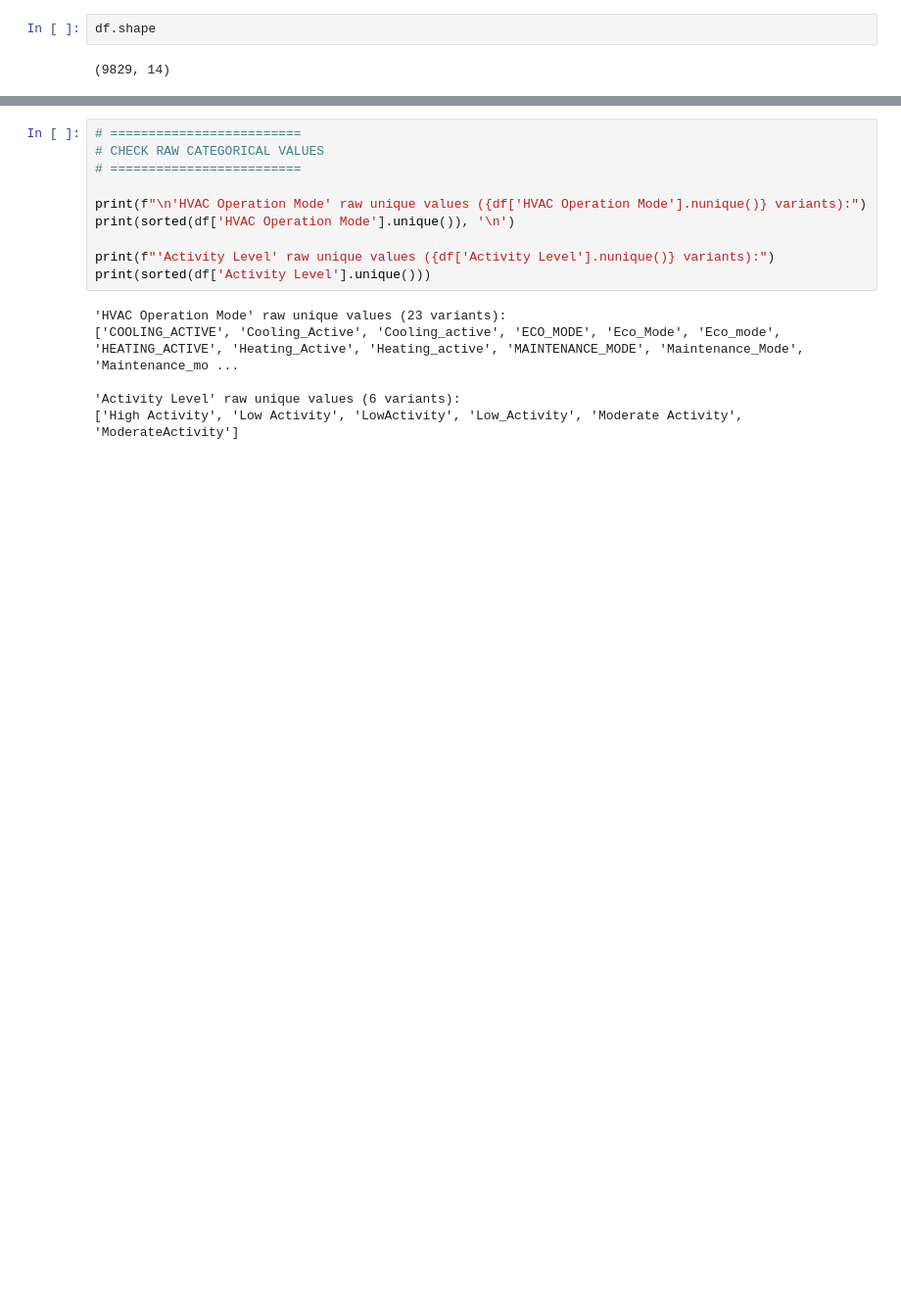
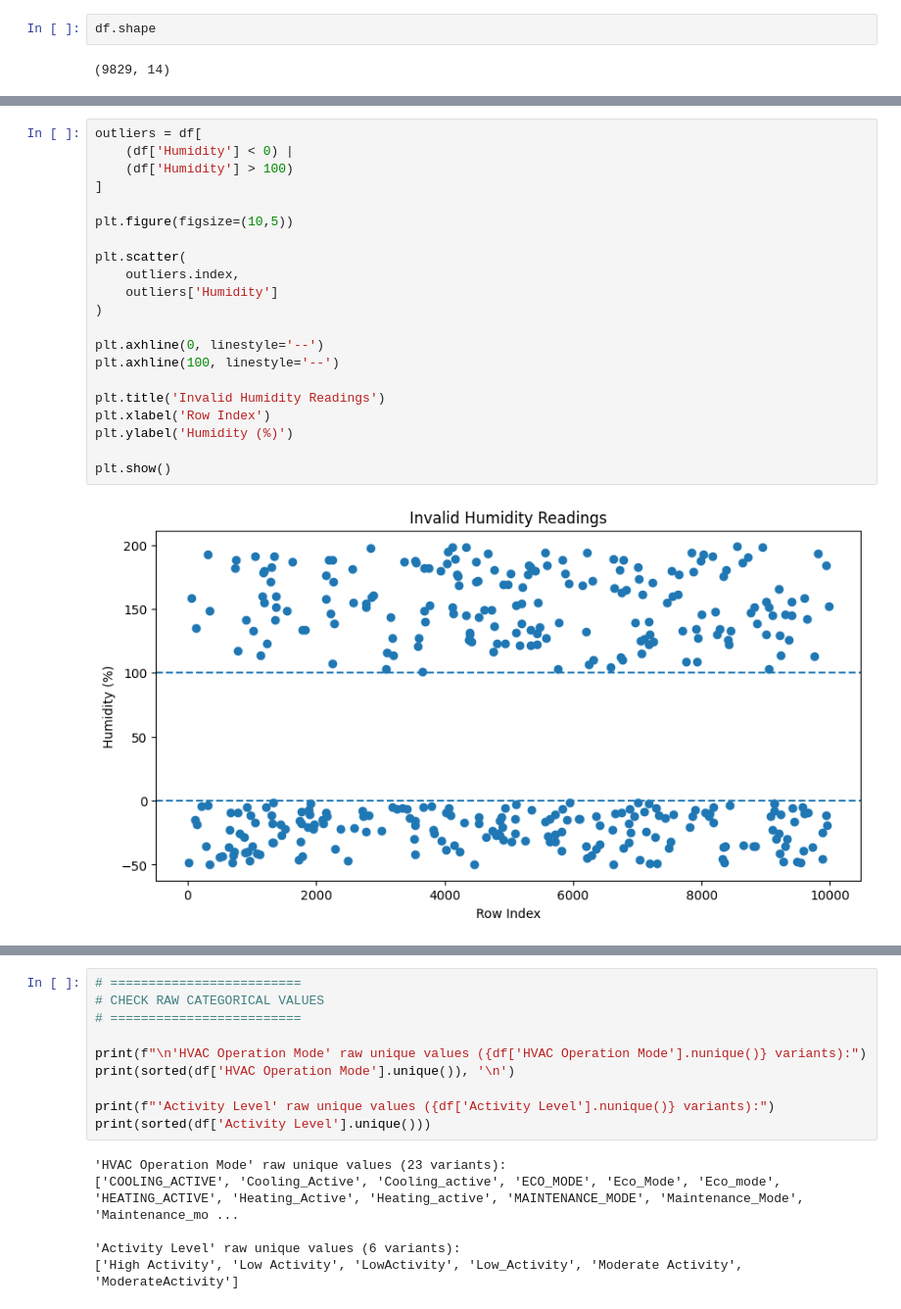
Before and after one commit to SwethaK06/the_bobs, a Jupyter notebook: notebooks/AISD (1).ipynb, the cells around one changed output, grey strips where cells are left out. Shown at 98% size. Drawn from its saved outputs; the diff is of its cells as text; blank space fills up the shorter version.

```diff
--- a/notebooks/AISD (1).ipynb
+++ b/notebooks/AISD (1).ipynb
@@ -269,0 +452,23 @@ df.shape
+# %%
+outliers = df[
+    (df['Humidity'] < 0) |
+    (df['Humidity'] > 100)
+]
+
+plt.figure(figsize=(10,5))
+
+plt.scatter(
+    outliers.index,
+    outliers['Humidity']
+)
+
+plt.axhline(0, linestyle='--')
+plt.axhline(100, linestyle='--')
+
+plt.title('Invalid Humidity Readings')
+plt.xlabel('Row Index')
+plt.ylabel('Humidity (%)')
+
+plt.show()
+# %% [output]
+[figure, added]
```
Also changed, not shown: parts of 52 cells of this notebook, 11 other files.
